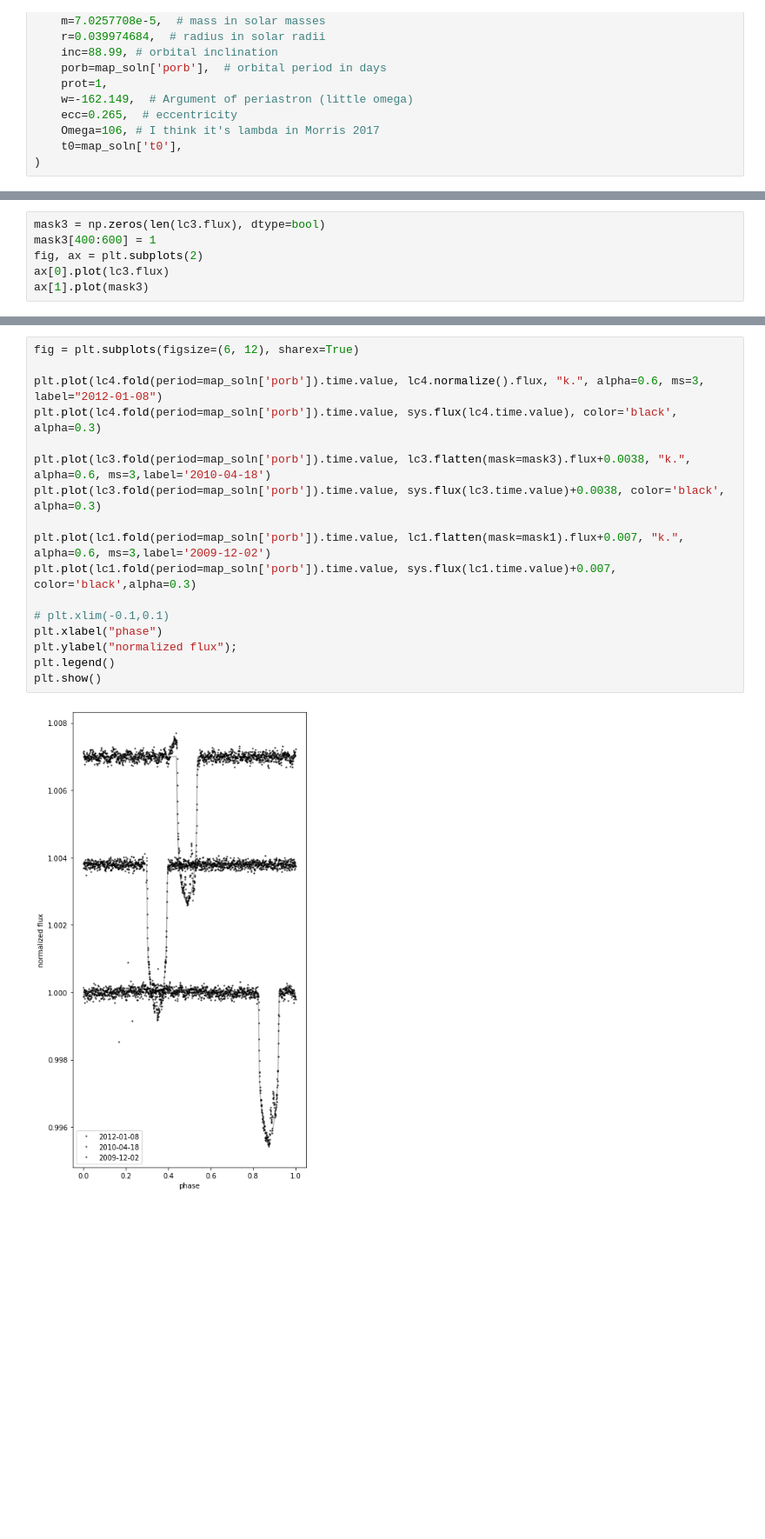
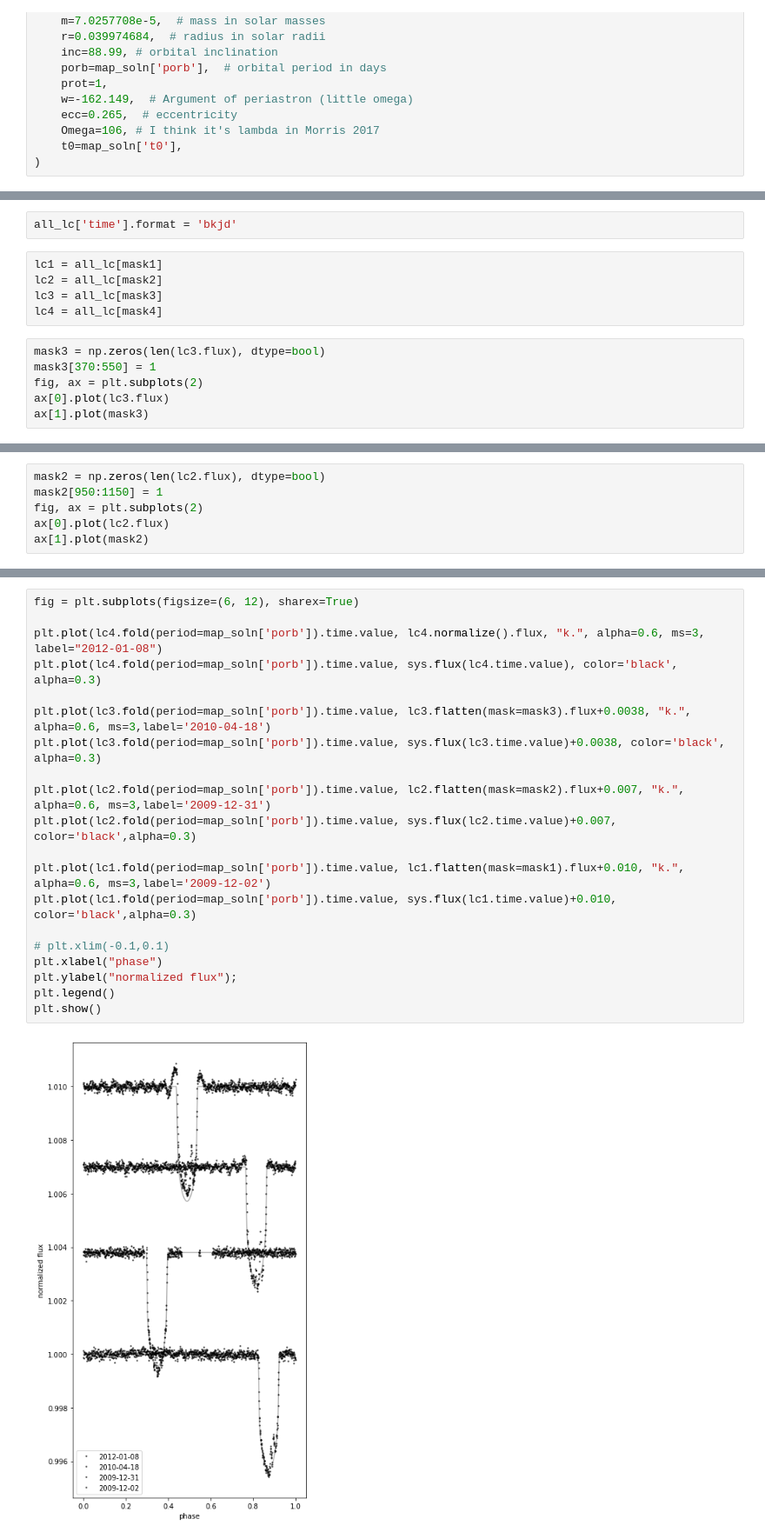
Before and after one commit to ssagynbayeva/starry-project, a Jupyter notebook: figure1_Morris.ipynb, the cells around one changed output, grey strips where cells are left out. Shown at 87% size. Cells and saved outputs as stored; diff of their text form; blank space fills up the shorter version.

```diff
--- a/figure1_Morris.ipynb
+++ b/figure1_Morris.ipynb
@@ -300,6 +425,13 @@ array(124.81323477)
+# %%
+all_lc['time'].format = 'bkjd'
+# %%
+lc1 = all_lc[mask1]
+lc2 = all_lc[mask2]
+lc3 = all_lc[mask3]
+lc4 = all_lc[mask4]
 # %%
 mask3 = np.zeros(len(lc3.flux), dtype=bool)
-mask3[400:600] = 1
+mask3[370:550] = 1
 fig, ax = plt.subplots(2)
 ax[0].plot(lc3.flux)
 ax[1].plot(mask3)
@@ -311,0 +450,6 @@ ax[1].plot(mask1)
+# %%
+mask2 = np.zeros(len(lc2.flux), dtype=bool)
+mask2[950:1150] = 1
+fig, ax = plt.subplots(2)
+ax[0].plot(lc2.flux)
+ax[1].plot(mask2)
@@ -347,19 +499,22 @@ plt.plot(lc1.flux)
 # %%
 fig = plt.subplots(figsize=(6, 12), sharex=True)
 
 plt.plot(lc4.fold(period=map_soln['porb']).time.value, lc4.normalize().flux, "k.", alpha=0.6, ms=3, label="2012-01-08")
 plt.plot(lc4.fold(period=map_soln['porb']).time.value, sys.flux(lc4.time.value), color='black', alpha=0.3)
 
 plt.plot(lc3.fold(period=map_soln['porb']).time.value, lc3.flatten(mask=mask3).flux+0.0038, "k.", alpha=0.6, ms=3,label='2010-04-18')
 plt.plot(lc3.fold(period=map_soln['porb']).time.value, sys.flux(lc3.time.value)+0.0038, color='black', alpha=0.3)
 
-plt.plot(lc1.fold(period=map_soln['porb']).time.value, lc1.flatten(mask=mask1).flux+0.007, "k.", alpha=0.6, ms=3,label='2009-12-02')
-plt.plot(lc1.fold(period=map_soln['porb']).time.value, sys.flux(lc1.time.value)+0.007, color='black',alpha=0.3)
+plt.plot(lc2.fold(period=map_soln['porb']).time.value, lc2.flatten(mask=mask2).flux+0.007, "k.", alpha=0.6, ms=3,label='2009-12-31')
+plt.plot(lc2.fold(period=map_soln['porb']).time.value, sys.flux(lc2.time.value)+0.007, color='black',alpha=0.3)
+
+plt.plot(lc1.fold(period=map_soln['porb']).time.value, lc1.flatten(mask=mask1).flux+0.010, "k.", alpha=0.6, ms=3,label='2009-12-02')
+plt.plot(lc1.fold(period=map_soln['porb']).time.value, sys.flux(lc1.time.value)+0.010, color='black',alpha=0.3)
 
 # plt.xlim(-0.1,0.1)
 plt.xlabel("phase")
 plt.ylabel("normalized flux");
 plt.legend()
 plt.show()
 # %% [output]
-[figure, old version]
+[figure, new version]
```
Also changed, not shown: parts of 51 cells of this notebook.
